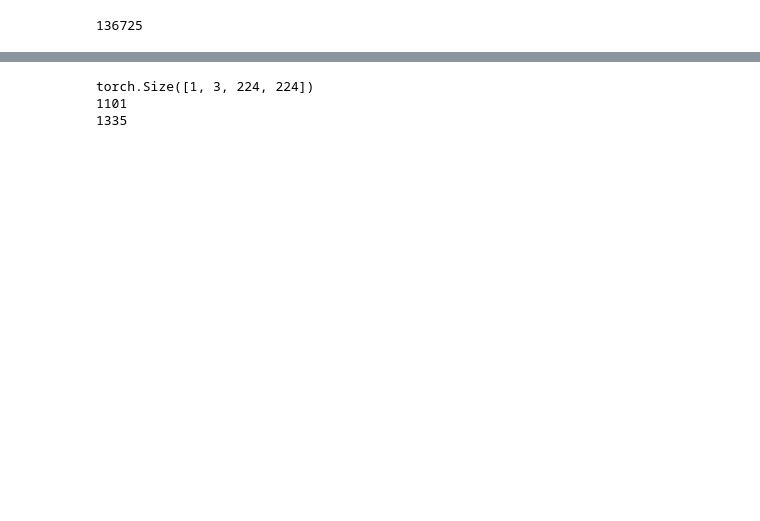
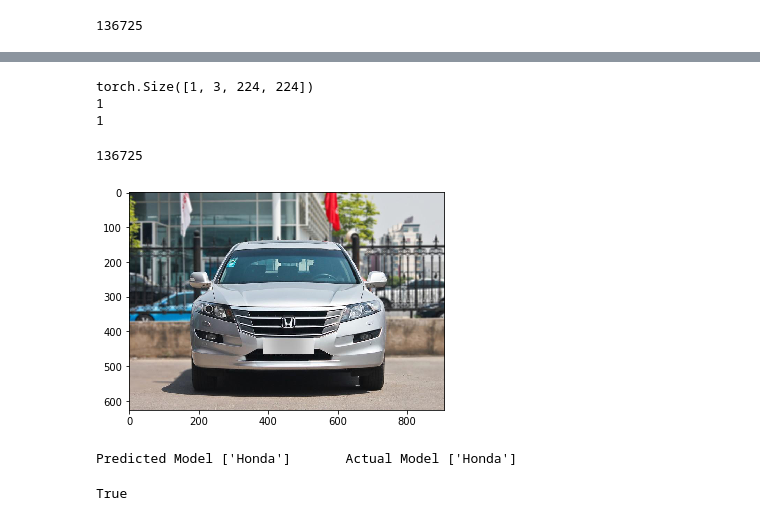
Before and after one commit to Schwartz-Zha/CompCarDemo, a Jupyter notebook: Code/ClassificationDemo.ipynb, the cells around one changed output, grey strips where cells are left out. Saved outputs shown, nothing was run; the diff lists cells and outputs as text; code cells hidden in the pictures; blank space fills up the shorter version.

Commit message:
add model for car make

```diff
--- a/Code/ClassificationDemo.ipynb
+++ b/Code/ClassificationDemo.ipynb
@@ -53,8 +53,8 @@ test_loader = DataLoader(test_set, batch_size=16, shuffle = True, drop_last = Tr
 # %%
 import torchvision
 from torch import nn
-model = torchvision.models.resnet50(pretrained=False, progress=True)
-model.fc = nn.Linear(in_features = 2048, out_features = 2004)
+model = torchvision.models.resnet34(pretrained=False, progress=True)
+model.fc = nn.Linear(in_features = 512, out_features = 163)
 # %%
 # Detect if we have a GPU available
 device = torch.device("cuda:0" if torch.cuda.is_available() else "cpu")
@@ -69,8 +63,9 @@ print(len(test_loader))
 optimizer = torch.optim.Adam(model.parameters())
 # %%
 criterion = nn.CrossEntropyLoss()
-epoch_num = 5
+epoch_num = 10
 for epoch in range(epoch_num):
+    model.train()
     for index, batch in enumerate(train_loader):
         images = batch['image'].to(device)
         labels = batch['label'].to(device)
@@ -85,6 +80,7 @@ for epoch in range(epoch_num):
 
     loss_record = []
     with torch.no_grad():
+        model.eval()
         for batch in test_loader:
             images = batch['image'].to(device)
             labels = batch['label'].to(device)
@@ -160,6 +164,6 @@ torch.save({
 # %%
 import matplotlib.pyplot as plt
-with open('../Dataset/full_model_name_updated.txt', 'r') as f_r:
+with open('../Dataset/full_make_name.txt', 'r') as f_r:
     lines = f_r.readlines()
 filename, real_label = lines[6].strip().split(' ')
 filename = '../Dataset' + filename[1:]
@@ -177,5 +181,40 @@ print(real_label)
 print(predicted_label.item())
 # %% [output]
 torch.Size([1, 3, 224, 224])
-1101
-1335
+1
+1
+# %%
+import scipy.io as skio
+mapping_modelNum_string = skio.loadmat('../Dataset/data/misc/make_model_name.mat')['make_names'][:, 0]
+
+with open('../Dataset/full_make_name.txt', 'r') as f_r:
+    all_imagefiles = f_r.readlines()
+print(len(all_imagefiles))
+
+
+import matplotlib.pyplot as plt
+def visualize_perf(k, model,transform, plot=False, print_result = True):
+    model.eval()
+    image_file, target = all_imagefiles[k].strip().split(' ')
+    image_file = '../Dataset' + image_file[1:]
+    image = Image.open(image_file)
+    if(plot):
+        plt.imshow(image)
+        plt.show()
+    image_tensor = transform(image).unsqueeze_(0).to(device)
+    output = model(image_tensor)
+    _, predicted_label = output.max(1)
+    if(print_result):
+        print('Predicted Model '+str(mapping_modelNum_string[predicted_label.item()-1]) + '\t' + 'Actual Model '+ str(mapping_modelNum_string[int(target)-1]))
+    if(predicted_label == int(target)):
+        return True
+    else:
+        return False
+# %% [output]
+136725
+# %%
+visualize_perf(422, model, transform, plot=True, print_result=True)
+# %% [output]
+[figure, added]
+Predicted Model ['Honda']       Actual Model ['Honda']
+True
```
Also changed, not shown: parts of 7 cells of this notebook, 4 other files.
